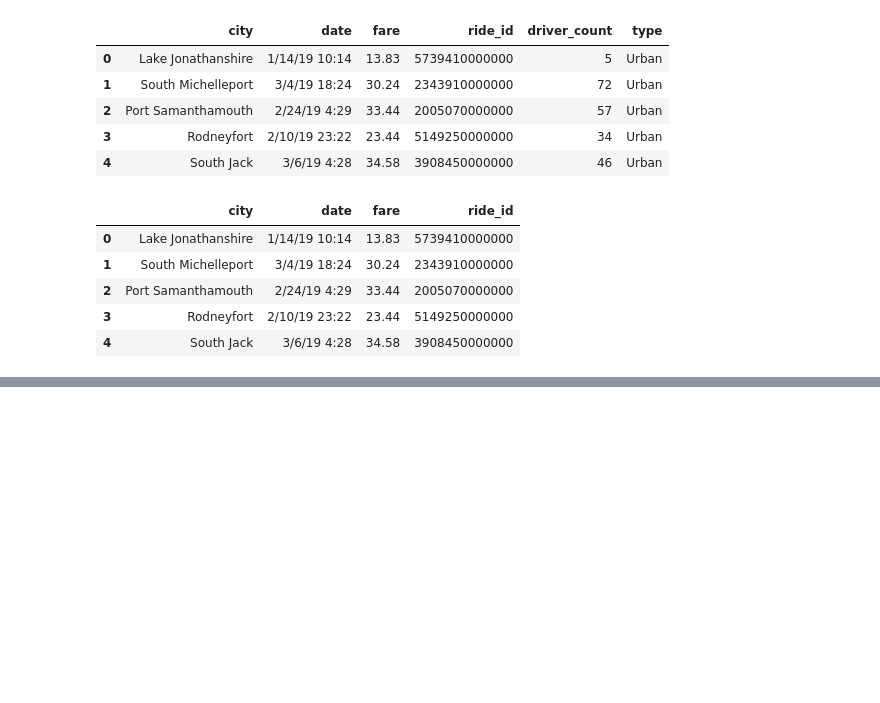
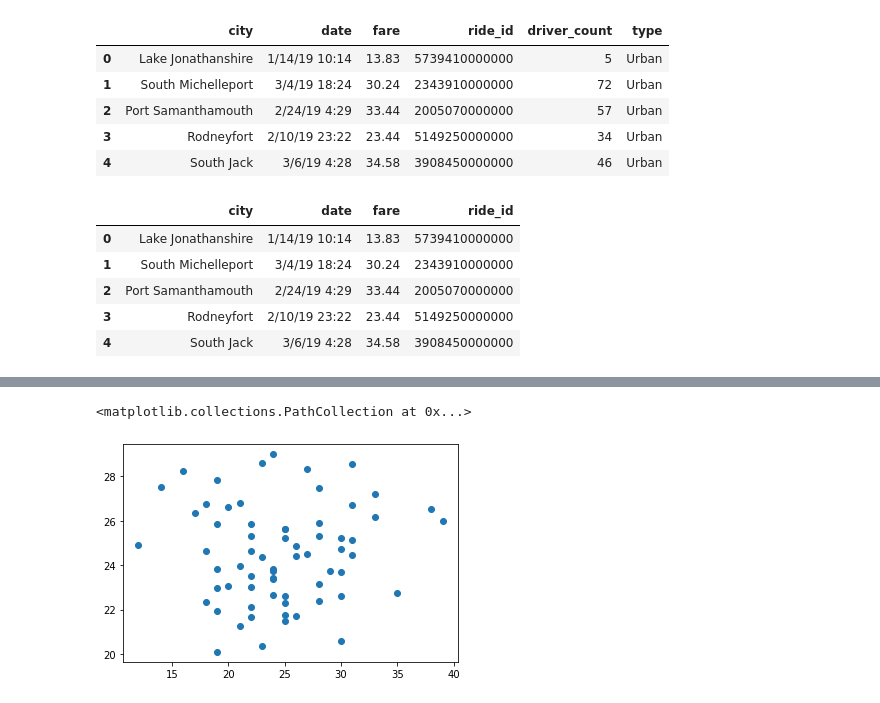
Before and after one commit to ss3359/PyBer_Analysis, a Jupyter notebook: PyBer.ipynb, the cells around one changed output, grey strips where cells are left out. Saved outputs shown, nothing was run; the diff lists cells and outputs as text; code cells hidden in the pictures; blank space fills up the shorter version.

```diff
--- a/PyBer.ipynb
+++ b/PyBer.ipynb
@@ -151,3 +151,9 @@ ride_data_df.head()
 | 2 | Port Samanthamouth | 2/24/19 4:29 | 33.44 | 2005070000000 |
 | 3 | Rodneyfort | 2/10/19 23:22 | 23.44 | 5149250000000 |
 | 4 | South Jack | 3/6/19 4:28 | 34.58 | 3908450000000 |
+# %%
+# Create the Urban City DataFrame.
+
+urban_city_df = pyber_data_df[pyber_data_df["type"] == "Urban"]
+
+urban_city_df.head()
@@ -153,0 +182,6 @@ ride_data_df.head()
+# %%
+# Get the number of ride from urban cities
+
+urban_ride_count = urban_city_df.groupby("city").count()["ride_id"]
+
+urban_ride_count.head()
@@ -153,0 +202,6 @@ ride_data_df.head()
+# %%
+# Get the average fare for each city in the urban cities.
+
+urban_avg_fare = urban_city_df.groupby("city").mean()["fare"]
+
+urban_avg_fare.head()
@@ -153,0 +252,7 @@ ride_data_df.head()
+# %%
+# Build the scater plots for urban cities
+
+plt.scatter(urban_ride_count, urban_avg_fare)
+# %% [output]
+<matplotlib.collections.PathCollection at 0x...>
+[figure, added]
```
Also changed, not shown: parts of 16 cells of this notebook, 2 other files.
